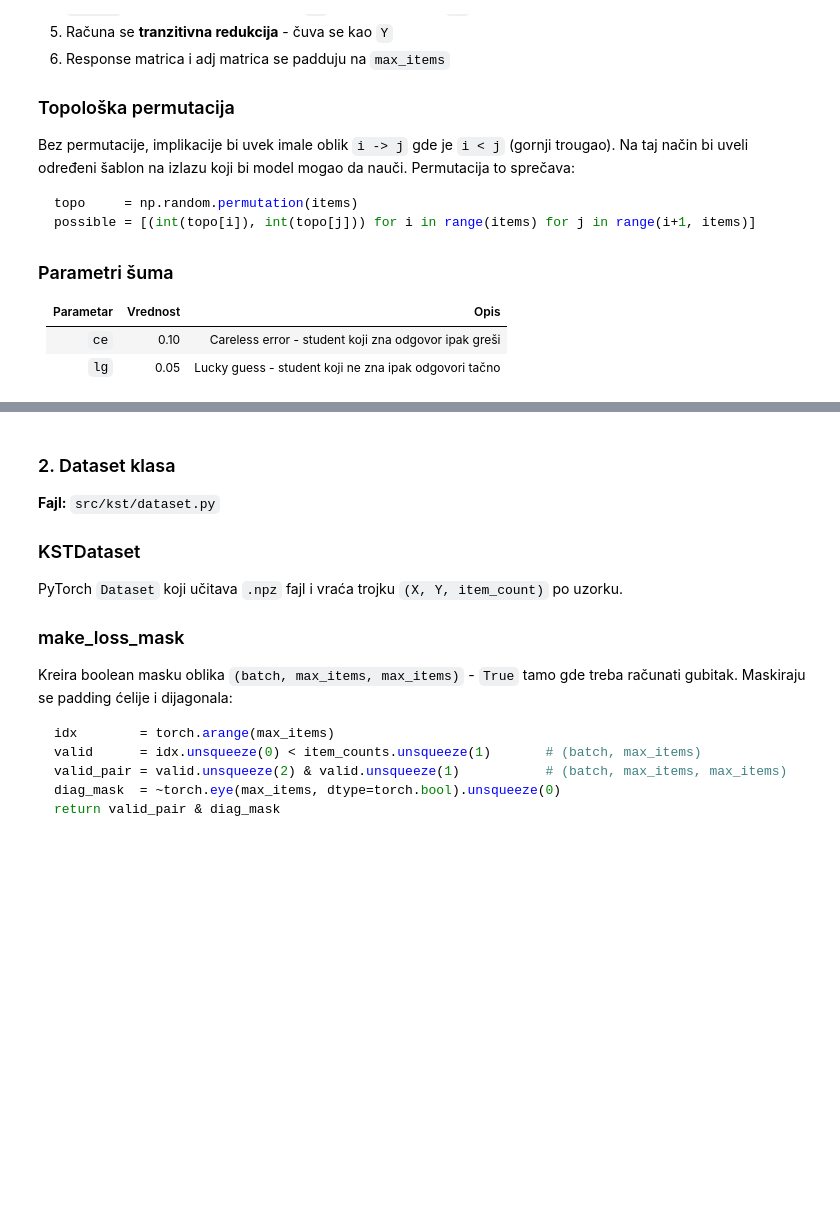
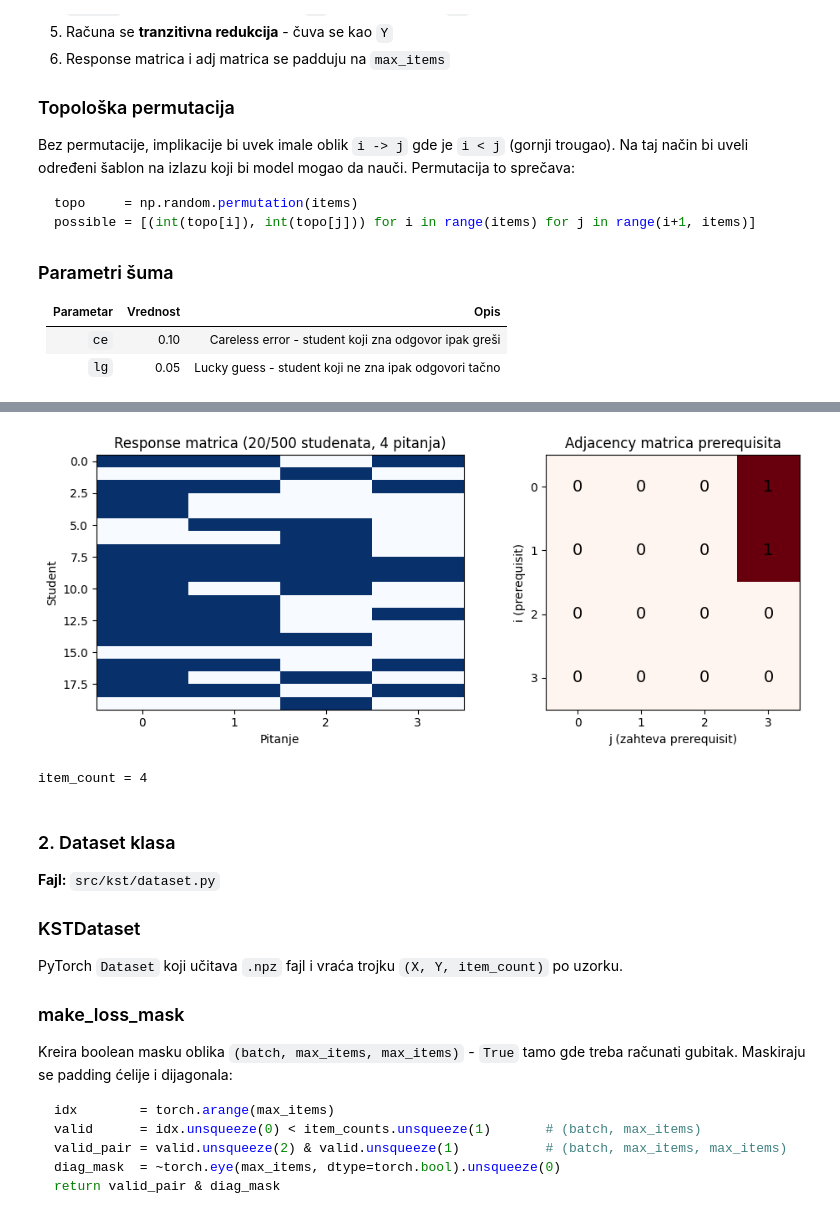
Before and after one commit to dddvnilo/kst-transformer, a Jupyter notebook: izvestaj.ipynb, the cells around one changed output, grey strips where cells are left out. Saved outputs shown, nothing was run; the diff lists cells and outputs as text; code cells hidden in the pictures; blank space fills up the shorter version.

```diff
--- a/izvestaj.ipynb
+++ b/izvestaj.ipynb
@@ -78,28 +78,31 @@ Distribucija broja pitanja po uzorku:
 # %%
-idx = 0
+idx = 10
 n   = item_counts[idx]
 
 fig, axes = plt.subplots(1, 2, figsize=(10, 4))
 
 axes[0].imshow(X[idx, :20, :n], cmap='Blues', vmin=0, vmax=1, aspect='auto')
 axes[0].set_title(f'Response matrica (20/{X.shape[1]} studenata, {n} pitanja)')
 axes[0].set_xlabel('Pitanje')
 axes[0].set_ylabel('Student')
 axes[0].set_xticks(range(n))
 
 axes[1].imshow(Y[idx, :n, :n], cmap='Reds', vmin=0, vmax=1)
 axes[1].set_title('Adjacency matrica prerequisita')
 axes[1].set_xlabel('j (zahteva prerequisit)')
 axes[1].set_ylabel('i (prerequisit)')
 axes[1].set_xticks(range(n))
 axes[1].set_yticks(range(n))
 for i in range(n):
     for j in range(n):
         axes[1].text(j, i, str(int(Y[idx, i, j])), ha='center', va='center', fontsize=14)
 
 plt.tight_layout()
 plt.show()
 print(f'item_count = {n}')
+# %% [output]
+[figure, added]
+item_count = 4
 # %% [markdown]
 ### 2. Dataset klasa
 
```
Also changed, not shown: parts of 9 cells of this notebook, 1 other file.
